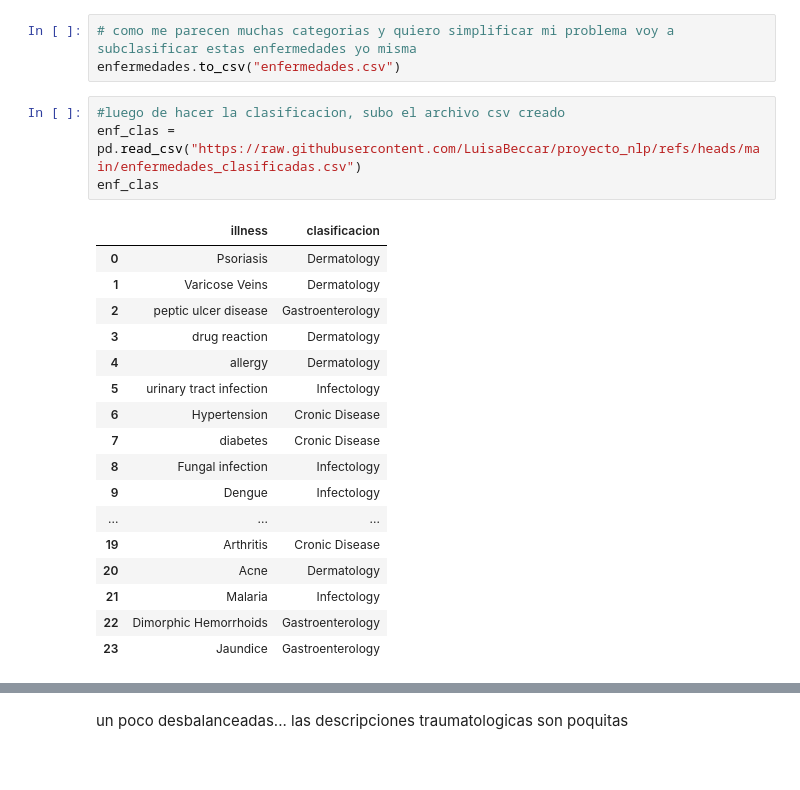
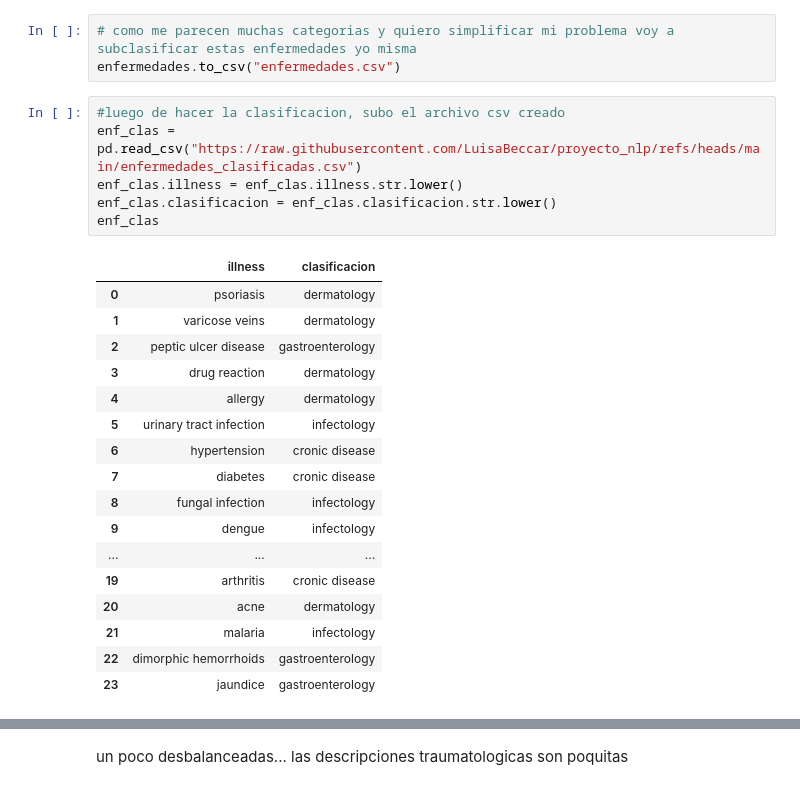
Before and after one commit to LuisaBeccar/proyecto_nlp, a Jupyter notebook: classification_symptoms.ipynb, the cells around one changed output, grey strips where cells are left out. Drawn from its saved outputs; the diff is of its cells as text.

```diff
--- a/classification_symptoms.ipynb
+++ b/classification_symptoms.ipynb
@@ -144,25 +186,27 @@ enfermedades.to_csv("enfermedades.csv")
 # %%
 #luego de hacer la clasificacion, subo el archivo csv creado
 enf_clas = pd.read_csv("https://raw.githubusercontent.com/LuisaBeccar/proyecto_nlp/refs/heads/main/enfermedades_clasificadas.csv")
+enf_clas.illness = enf_clas.illness.str.lower()
+enf_clas.clasificacion = enf_clas.clasificacion.str.lower()
 enf_clas
 # %% [output]
 |  | illness | clasificacion |
-| 0 | Psoriasis | Dermatology |
-| 1 | Varicose Veins | Dermatology |
-| 2 | peptic ulcer disease | Gastroenterology |
-| 3 | drug reaction | Dermatology |
-| 4 | allergy | Dermatology |
-| 5 | urinary tract infection | Infectology |
-| 6 | Hypertension | Cronic Disease |
-| 7 | diabetes | Cronic Disease |
-| 8 | Fungal infection | Infectology |
-| 9 | Dengue | Infectology |
+| 0 | psoriasis | dermatology |
+| 1 | varicose veins | dermatology |
+| 2 | peptic ulcer disease | gastroenterology |
+| 3 | drug reaction | dermatology |
+| 4 | allergy | dermatology |
+| 5 | urinary tract infection | infectology |
+| 6 | hypertension | cronic disease |
+| 7 | diabetes | cronic disease |
+| 8 | fungal infection | infectology |
+| 9 | dengue | infectology |
 | ... | ... | ... |
-| 19 | Arthritis | Cronic Disease |
-| 20 | Acne | Dermatology |
-| 21 | Malaria | Infectology |
-| 22 | Dimorphic Hemorrhoids | Gastroenterology |
-| 23 | Jaundice | Gastroenterology |
+| 19 | arthritis | cronic disease |
+| 20 | acne | dermatology |
+| 21 | malaria | infectology |
+| 22 | dimorphic hemorrhoids | gastroenterology |
+| 23 | jaundice | gastroenterology |
 # %%
 # mergeo el dataset de las descripciones e illness con el dataset de subclasificaciones para que me ponga una nueva columna con mi subclasificacion segun la ilness
 df = pd.merge(df, enf_clas, on="illness", how="left")
```
Also changed, not shown: parts of 85 cells of this notebook.
